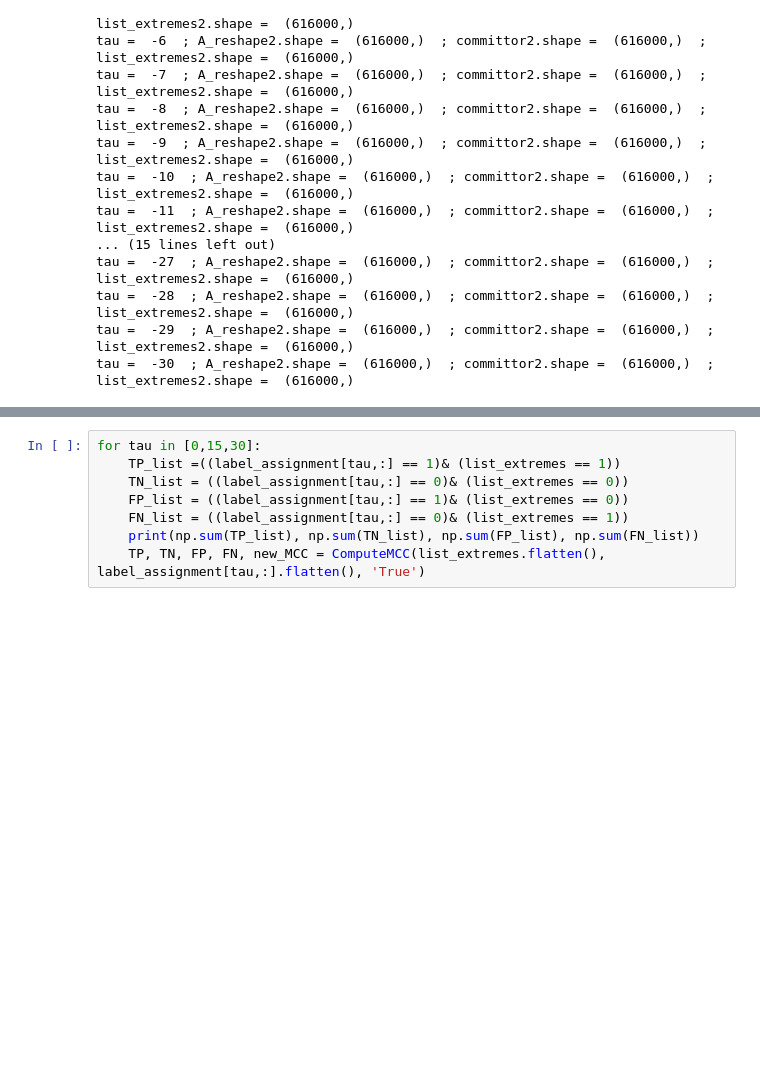
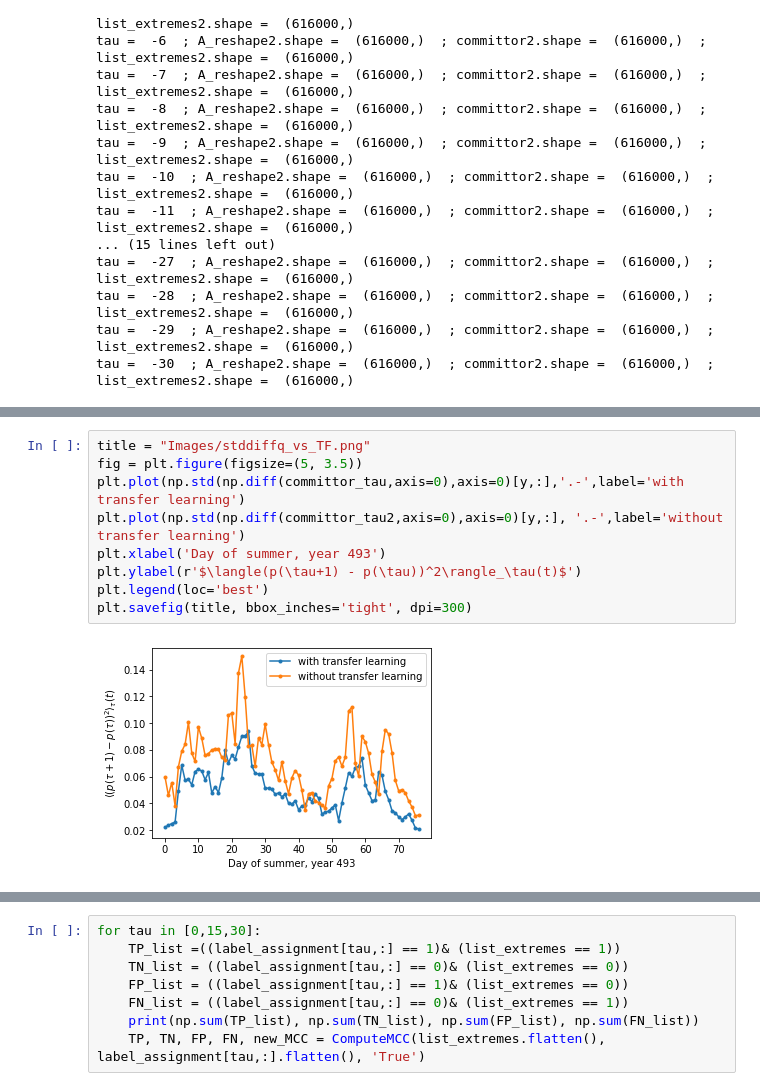
Before and after one commit to georgemilosh/Climate-Learning, a Jupyter notebook: PLASIM/Committor_LONG-smoothness.ipynb, the cells around one changed output, grey strips where cells are left out. Drawn from its saved outputs; the diff is of its cells as text; blank space fills up the shorter version.

```diff
--- a/PLASIM/Committor_LONG-smoothness.ipynb
+++ b/PLASIM/Committor_LONG-smoothness.ipynb
@@ -332,0 +326,11 @@ tau =  -30  ; A_reshape2.shape =  (616000,)  ; committor2.shape =  (616000,)  ;
+# %%
+title = "Images/stddiffq_vs_TF.png"
+fig = plt.figure(figsize=(5, 3.5))
+plt.plot(np.std(np.diff(committor_tau,axis=0),axis=0)[y,:],'.-',label='with transfer learning')
+plt.plot(np.std(np.diff(committor_tau2,axis=0),axis=0)[y,:], '.-',label='without transfer learning')
+plt.xlabel('Day of summer, year 493')
+plt.ylabel(r'$\langle(p(\tau+1) - p(\tau))^2\rangle_\tau(t)$')
+plt.legend(loc='best')
+plt.savefig(title, bbox_inches='tight', dpi=300)
+# %% [output]
+[figure, added]
```
Also changed, not shown: parts of 27 cells of this notebook, 2 other files.
